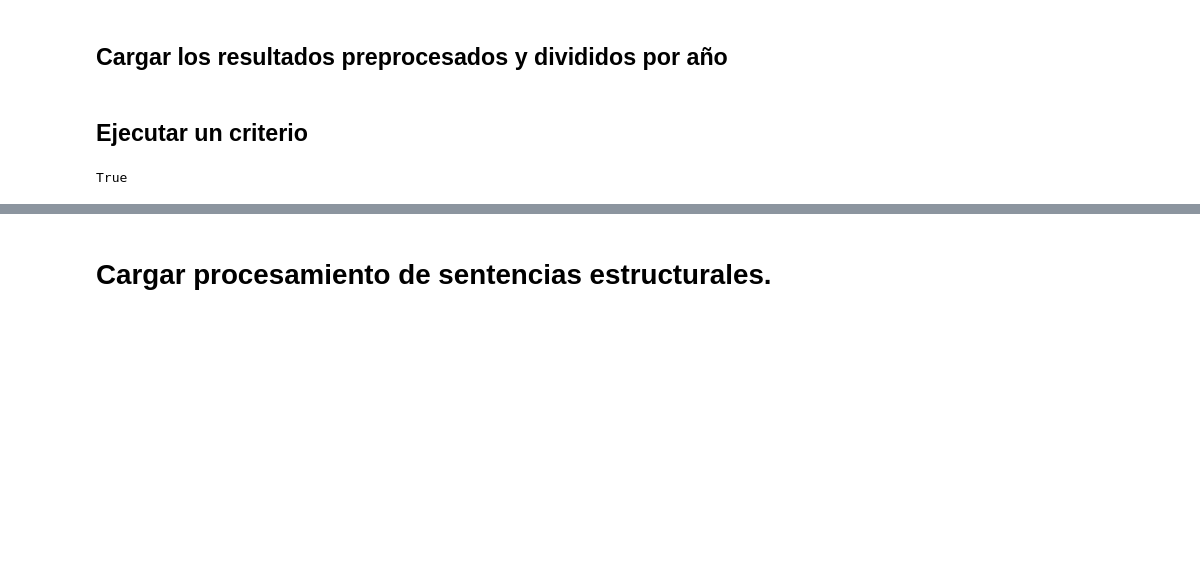
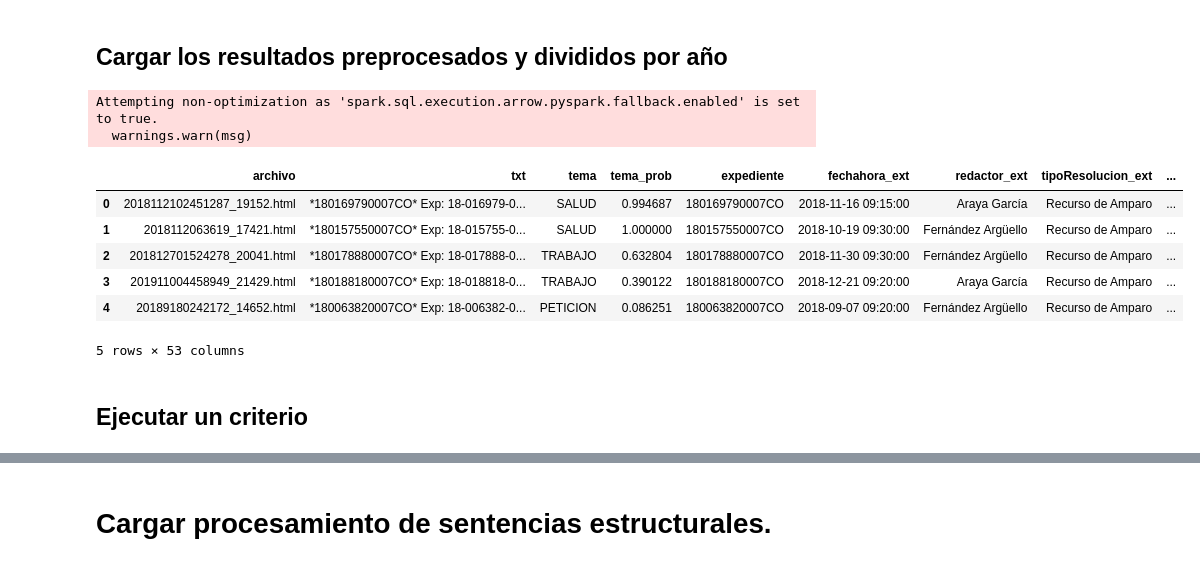
Before and after one commit to kennorsdb/nlppen, a Jupyter notebook: Notebook.ipynb, the cells around one changed output, grey strips where cells are left out. Saved outputs shown, nothing was run; the diff lists cells and outputs as text; code cells hidden in the pictures; blank space fills up the shorter version.

```diff
--- a/Notebook.ipynb
+++ b/Notebook.ipynb
@@ -145,11 +154,19 @@ if ejecutar:
 if not ejecutar:
     seleccion = Seleccion({}, spark, parquet_path='./dataset/procesado', datasets_path='./datasets/estructuralesNormal')
     estructurales = SentenciasEstructurales(seleccion)
+# %%
+estructurales.seleccion.sdf.toPandas().head(5)
+# %% [output]
+Attempting non-optimization as 'spark.sql.execution.arrow.pyspark.fallback.enabled' is set to true.
+  warnings.warn(msg)
+|  | archivo | txt | tema | tema_prob | expediente | fechahora_ext | redactor_ext | tipoResolucion_ext | ... |
+| 0 | 2018112102451287_19152.html | *180169790007CO* Exp: 18-016979-0... | SALUD | 0.994687 | 180169790007CO | 2018-11-16 09:15:00 | Araya García | Recurso de Amparo | ... |
+| 1 | 2018112063619_17421.html | *180157550007CO* Exp: 18-015755-0... | SALUD | 1.000000 | 180157550007CO | 2018-10-19 09:30:00 | Fernández Argüello | Recurso de Amparo | ... |
+| 2 | 201812701524278_20041.html | *180178880007CO* Exp: 18-017888-0... | TRABAJO | 0.632804 | 180178880007CO | 2018-11-30 09:30:00 | Fernández Argüello | Recurso de Amparo | ... |
+| 3 | 201911004458949_21429.html | *180188180007CO* Exp: 18-018818-0... | TRABAJO | 0.390122 | 180188180007CO | 2018-12-21 09:20:00 | Araya García | Recurso de Amparo | ... |
+| 4 | 20189180242172_14652.html | *180063820007CO* Exp: 18-006382-0... | PETICION | 0.086251 | 180063820007CO | 2018-09-07 09:20:00 | Fernández Argüello | Recurso de Amparo | ... |
+5 rows × 53 columns
 # %% [markdown]
 ## Ejecutar un criterio
-# %%
-print(not ejecutar)
-# %% [output]
-True
 # %%
 if not ejecutar:
```
Also changed, not shown: parts of 25 cells of this notebook, 5 other files.
